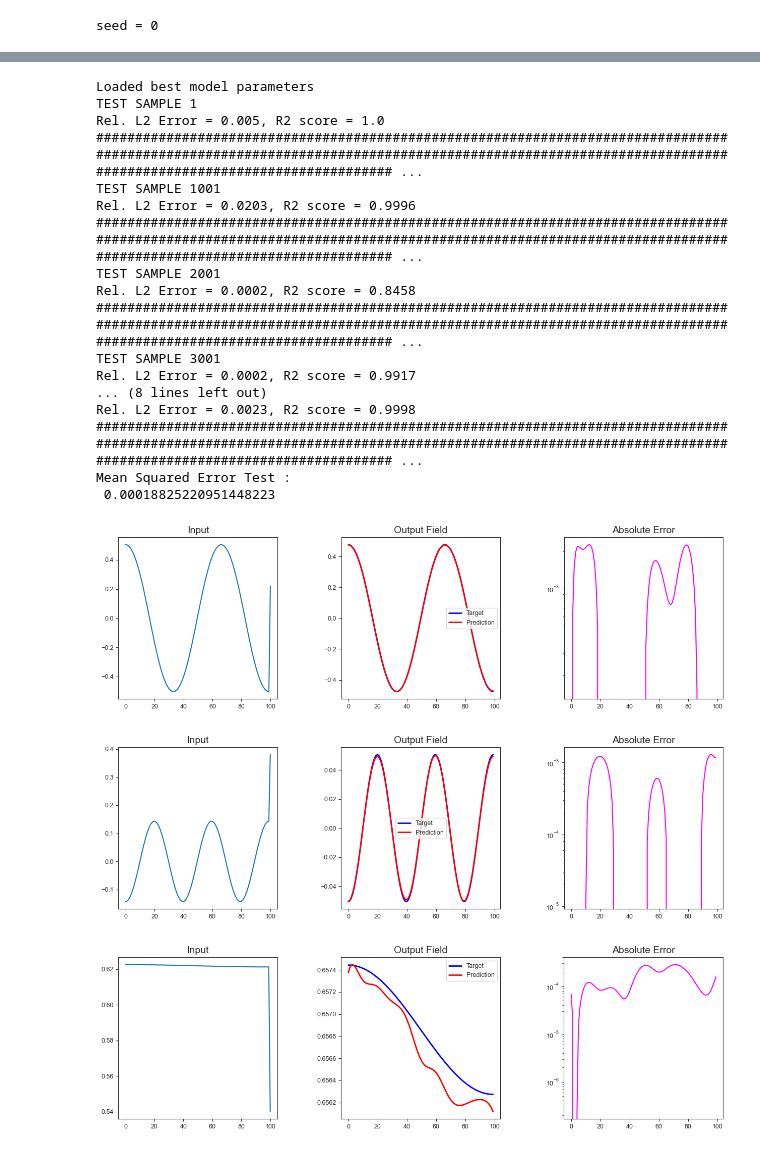
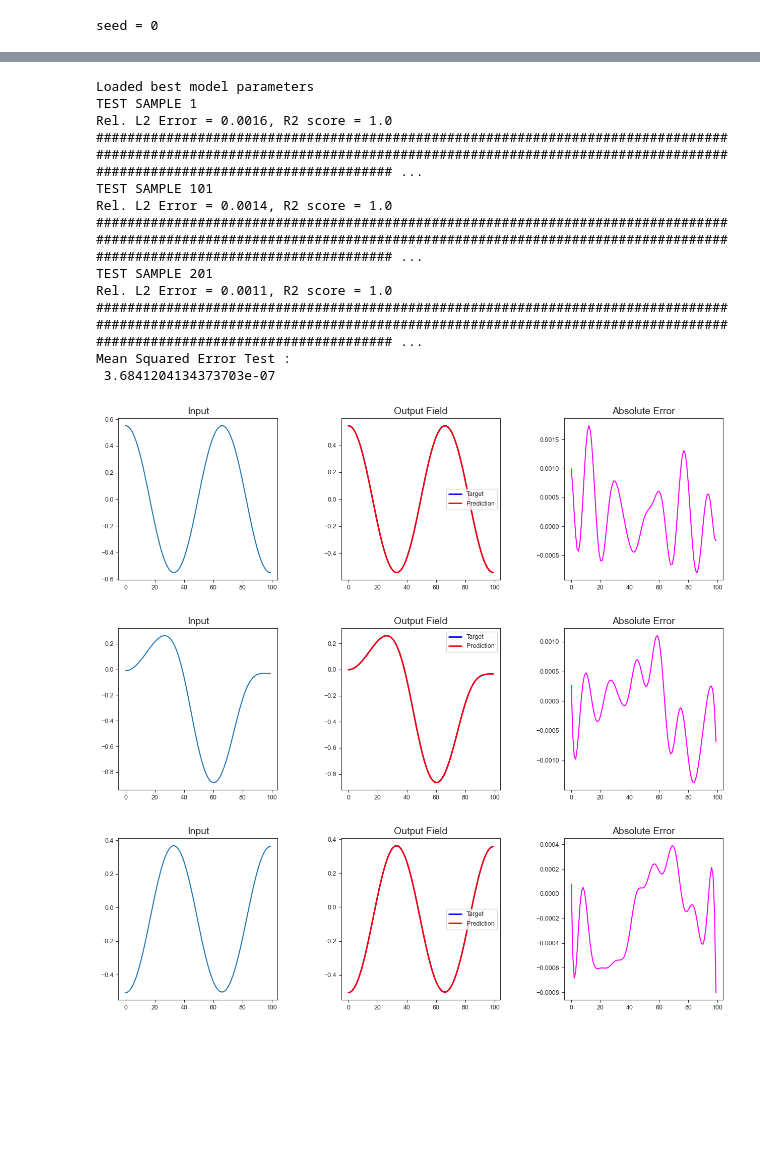
Before and after one commit to Centrum-IntelliPhysics/Time-stepper, a Jupyter notebook: Allen-Cahn/deeponet_singleparameter/deeponet.ipynb, the cells around one changed output, grey strips where cells are left out. Cells and saved outputs as stored; diff of their text form; code cells hidden in the pictures; blank space fills up the shorter version.

```diff
--- a/Allen-Cahn/deeponet_singleparameter/deeponet.ipynb
+++ b/Allen-Cahn/deeponet_singleparameter/deeponet.ipynb
@@ -82,8 +82,7 @@ seed = 0
 np.random.seed(seed)
 key = 1234 #random.PRNGKey(seed)
 # %%
-# Load the data
-data = loadmat('../data/data_022_070_AC_chebfun_more_new_aligned.mat') # Load the .mat file
+data = loadmat('../data/singleparameter/data_single_parameter_022_AC_new_aligned_healing_shorter2.mat') # Load the .mat file
 # print(data)
 print(data['Utrain_branch'].shape) # Inputs to branch in training
 print(data['Utest_branch'].shape) # Inputs to branch in testing
@@ -364,7 +385,7 @@ for i in range(inputs_test.shape[0]):
     mse_i = np.mean((prediction_i - target_i)**2)
     mse_list.append(mse_i.item())
 
-    if i % 1000 == 0:
+    if i % 100 == 0:
         print(colored('TEST SAMPLE '+str(i+1), 'red'))
 
         r2score = metrics.r2_score(target_i.flatten(), prediction_i.flatten())
@@ -380,47 +401,42 @@ for i in range(inputs_test.shape[0]):
 
         # Input plot
         ax = fig.add_subplot(1, 3, 1)
-        plt.plot(inputs_test[i])
+        plt.plot(inputs_test[i,0:-1])
         plt.title('Input', fontsize=14)
 
         # Output plot
         ax = fig.add_subplot(1, 3, 2)
         target = target_i.reshape(grid.shape[0])
         prediction = prediction_i.reshape(grid.shape[0])
         plt.plot(target, color='blue', linewidth=2)
         plt.plot(prediction, color='red', linewidth=2)
         plt.title('Output Field', fontsize=14)
         plt.legend(['Target', 'Prediction'])
 
         # Error plot
         ax = fig.add_subplot(1, 3, 3)
         error = target - prediction
         plt.plot(error, color='magenta')
-        plt.yscale("log")
+        # plt.yscale("log")
         plt.title('Absolute Error', fontsize=14)
 
         print(colored('#'*230, 'green'))
 
 mse = sum(mse_list) / len(mse_list)
 print("Mean Squared Error Test :\n", mse)
 # %% [output]
 Loaded best model parameters
 TEST SAMPLE 1
-Rel. L2 Error = 0.005, R2 score = 1.0
+Rel. L2 Error = 0.0016, R2 score = 1.0
 ######################################################################################################################################################################################################## ...
-TEST SAMPLE 1001
-Rel. L2 Error = 0.0203, R2 score = 0.9996
+TEST SAMPLE 101
+Rel. L2 Error = 0.0014, R2 score = 1.0
 ######################################################################################################################################################################################################## ...
-TEST SAMPLE 2001
-Rel. L2 Error = 0.0002, R2 score = 0.8458
-######################################################################################################################################################################################################## ...
-TEST SAMPLE 3001
-Rel. L2 Error = 0.0002, R2 score = 0.9917
-... (8 lines left out)
-Rel. L2 Error = 0.0023, R2 score = 0.9998
+TEST SAMPLE 201
+Rel. L2 Error = 0.0011, R2 score = 1.0
 ######################################################################################################################################################################################################## ...
 Mean Squared Error Test :
- 0.00018825220951448223
+ 3.6841204134373703e-07
-[figure, old version]
+[figure, new version]
-[figure, old version]
+[figure, new version]
-[figure, old version]
+[figure, new version]
```
Also changed, not shown: parts of 4 cells of this notebook, 20 other files.
